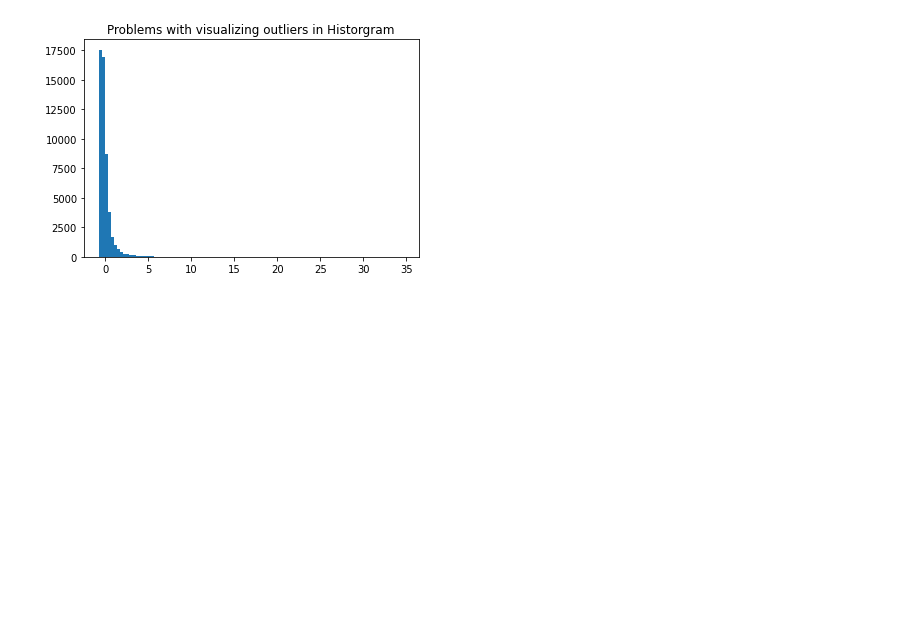
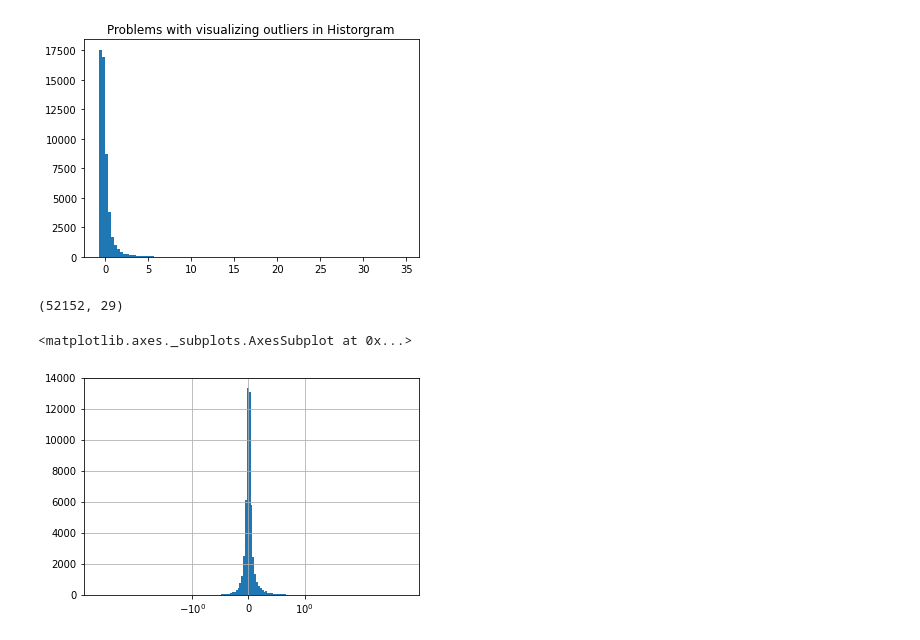
Before and after one commit to armadillo-zillow/zillow_clustering_project, a Jupyter notebook: noah_working_file.ipynb, the cells around one changed output. Cells and saved outputs as stored; diff of their text form; code cells hidden in the pictures; blank space fills up the shorter version.

Commit message:
combining workbooks and logerror vis

```diff
--- a/noah_working_file.ipynb
+++ b/noah_working_file.ipynb
@@ -221,3 +221,13 @@ Text(0.5, 1.0, 'Problems with visualizing outliers in Historgram')
 # %%
 sns.boxplot(zscore(df.taxvaluedollarcnt))
 plt.title('Problems with visualizing outliers in BarPlot')
+# %%
+df.shape
+# %% [output]
+(52152, 29)
+# %%
+plt.xscale('symlog')
+df.logerror.hist(bins=300)
+# %% [output]
+<matplotlib.axes._subplots.AxesSubplot at 0x...>
+[figure, added]
```
Also changed, not shown: parts of 7 cells of this notebook, 1 other file.
